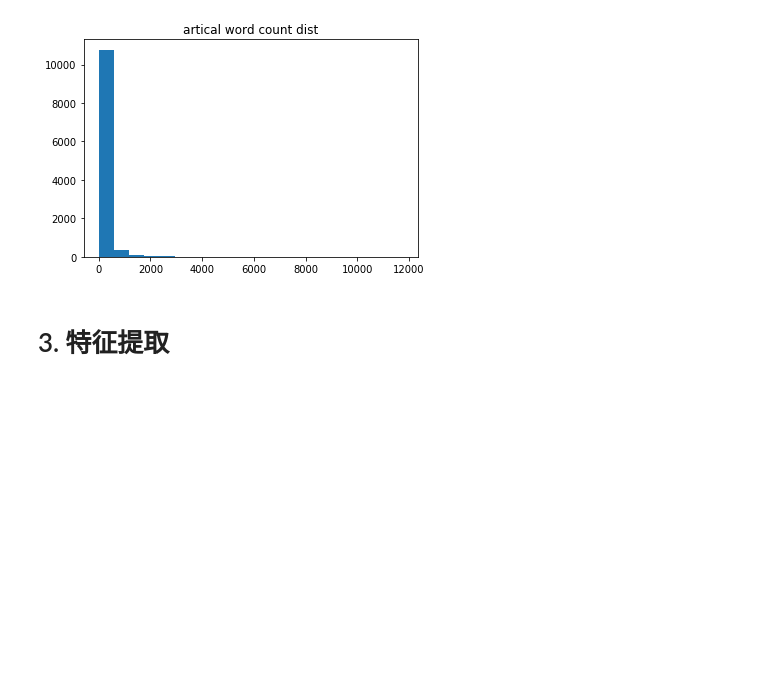
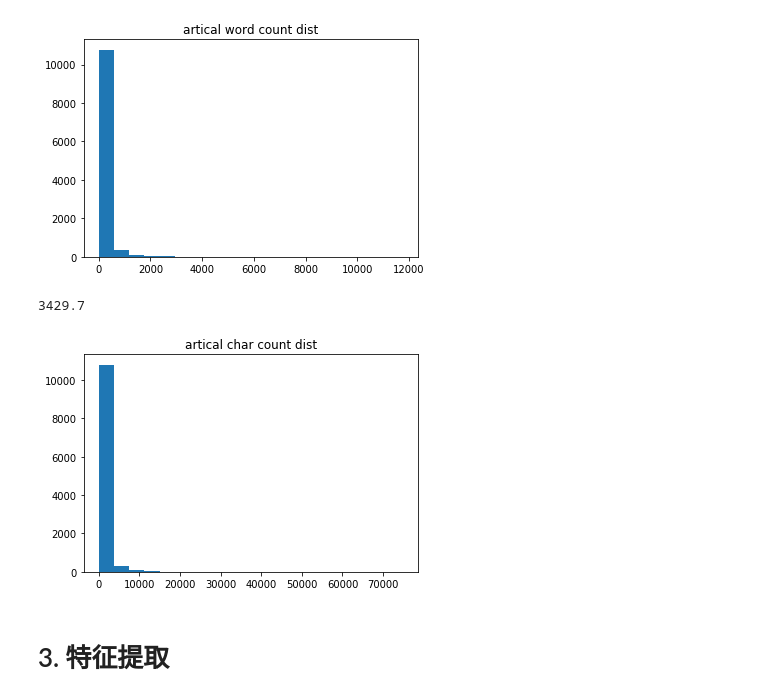
Before and after one commit to DanielHHP/mlnd_capstone, a Jupyter notebook: document_classification.ipynb, the cells around one changed output. Cells and saved outputs as stored; diff of their text form; code cells hidden in the pictures; blank space fills up the shorter version.

```diff
--- a/document_classification.ipynb
+++ b/document_classification.ipynb
@@ -147,8 +127,10 @@ label_distributation(pd.DataFrame(data={'catid': y_test}), 'test set label distr
 绘制训练集文档包含词数直方图，使用空格切分
 # %%
 doc_word_count = []
+doc_char_count = []
 for i in X_train:
     doc_word_count.append(len(i.split()))
+    doc_char_count.append(len(i))
 
 print(np.percentile(doc_word_count, 95))
 plt.hist(doc_word_count, bins=20)
@@ -157,6 +139,14 @@ plt.show()
 # %% [output]
 572.0
 [figure]
+# %%
+print(np.percentile(doc_char_count, 95))
+plt.hist(doc_char_count, bins=20)
+plt.title('artical char count dist')
+plt.show()
+# %% [output]
+3429.7
+[figure, added]
 # %% [markdown]
 # 3. 特征提取
 # %% [markdown]
```
Also changed, not shown: parts of 11 cells of this notebook.
